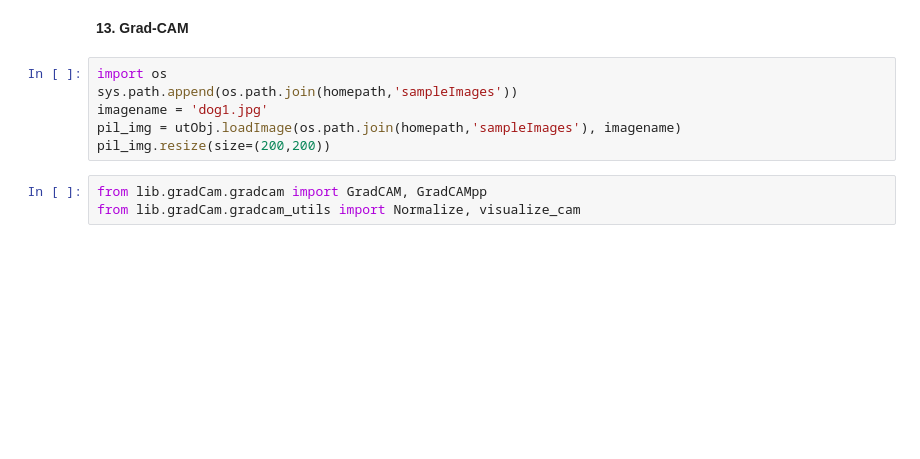
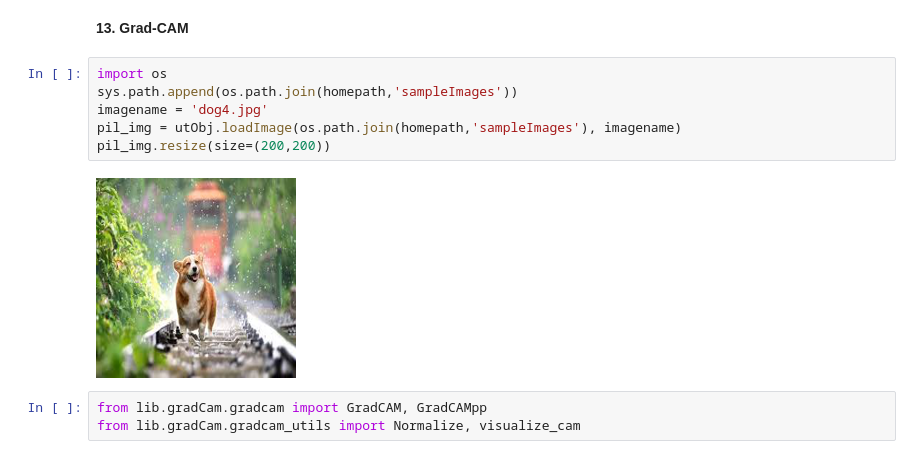
Before and after one commit to sumankanukollu/EVA_4_Assignments, a Jupyter notebook: EVA_4_S9_Suman_Kanukollu_LRFinder_CIFAR_10.ipynb, the cells around one changed output. Drawn from its saved outputs; the diff is of its cells as text; blank space fills up the shorter version.

```diff
--- a/EVA_4_S9_Suman_Kanukollu_LRFinder_CIFAR_10.ipynb
+++ b/EVA_4_S9_Suman_Kanukollu_LRFinder_CIFAR_10.ipynb
@@ -444,9 +422,11 @@ Epoch: 54
 # %%
 import os
 sys.path.append(os.path.join(homepath,'sampleImages'))
-imagename = 'dog1.jpg'
+imagename = 'dog4.jpg'
 pil_img = utObj.loadImage(os.path.join(homepath,'sampleImages'), imagename)
 pil_img.resize(size=(200,200))
+# %% [output]
+[figure, added]
 # %%
 from lib.gradCam.gradcam import GradCAM, GradCAMpp
 from lib.gradCam.gradcam_utils import Normalize, visualize_cam
```
Also changed, not shown: parts of 18 cells of this notebook.
